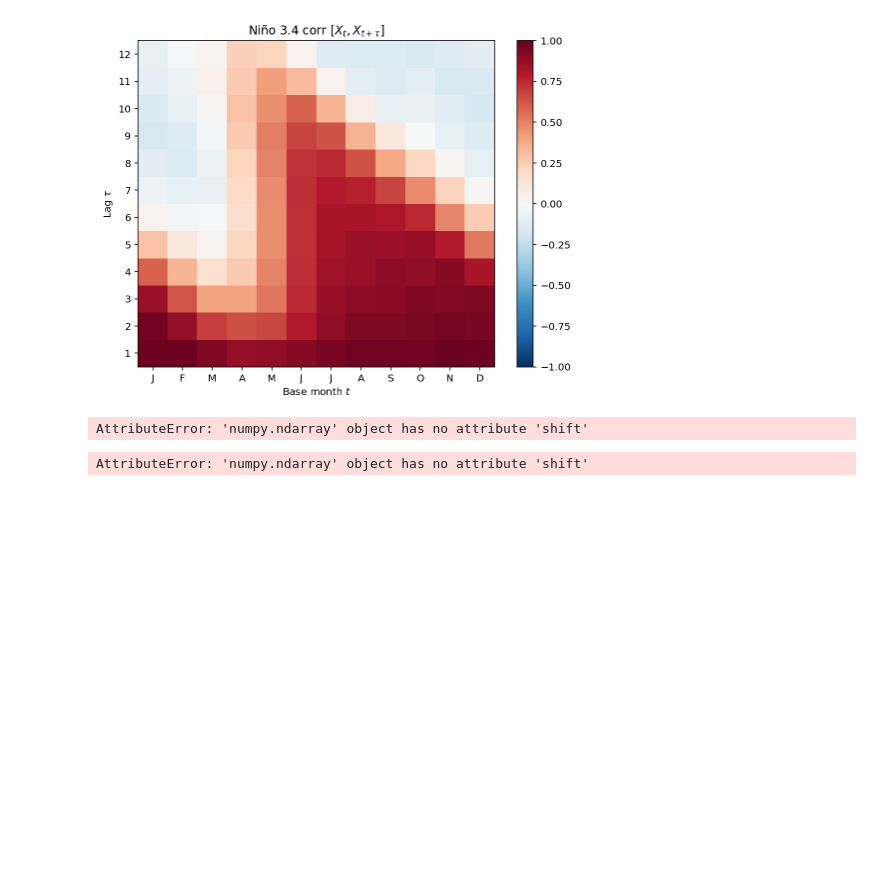
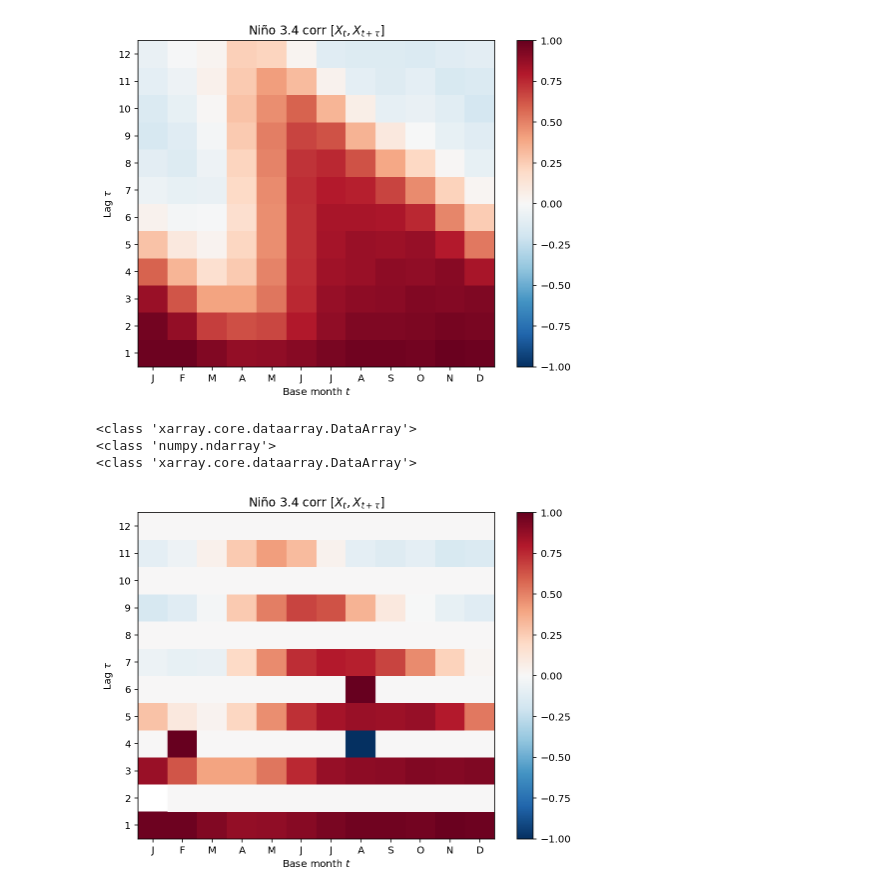
Before and after one commit to jp3993/apma4990-jp3993, a Jupyter notebook: HW-07.ipynb, the cells around one changed output. Saved outputs shown, nothing was run; the diff lists cells and outputs as text; code cells hidden in the pictures; blank space fills up the shorter version.

```diff
--- a/HW-07.ipynb
+++ b/HW-07.ipynb
@@ -724,39 +791,30 @@ ax.set_ylabel(r'Lag $\tau$')
 ax.set_title(r'Niño 3.4 corr $[X_t, X_{t + \tau}]$');
 # %% [output]
 [figure]
+# %%
+print(type(n34a))
+print (type(x_periodic_AR1))
+xr = xr.DataArray(x_periodic_AR1)
+print(type(xr))
+# %% [output]
+<class 'xarray.core.dataarray.DataArray'>
+<class 'numpy.ndarray'>
+<class 'xarray.core.dataarray.DataArray'>
 # %%
 max_lag = 12
 cc = np.empty((12,12))
 for imonth in range(0, 12):
-    for lag in range(1, max_lag + 1):
-        cc[lag - 1, imonth] = cor(x_periodic_AR1[imonth::12],x_periodic_AR1.shift(T = -lag)[imonth::12])
+    for lag in range(1, max_lag + 1, 2):
+        cc[lag - 1, imonth] = cor(n34a[imonth::12], n34a.shift(T = -lag)[imonth::12])
 
 fig, ax = plt.subplots(figsize = (8, 6))
 g = ax.pcolormesh(np.arange(0, 12 + 1), np.arange(0, max_lag + 1) + 0.5, cc, vmax=1, vmin=-1, cmap='RdBu_r')
 ax.set_xticks(np.arange(0, 12) + 0.5)
 ax.set_xticklabels(m_str)
 ax.set_yticks(np.arange(1, max_lag + 1))
 plt.colorbar(g)
 ax.set_xlabel('Base month $t$')
 ax.set_ylabel(r'Lag $\tau$')
 ax.set_title(r'Niño 3.4 corr $[X_t, X_{t + \tau}]$');
 # %% [output]
-AttributeError: 'numpy.ndarray' object has no attribute 'shift'
+[figure, added]
-# %%
-max_lag = 12
-cc = np.empty((12,12))
-for imonth in range(0, 12):
-    for lag in range(1, max_lag + 1):
-        cc[lag - 1, imonth] = cor(x_periodic_AR2[imonth::12],x_periodic_AR2.shift(T = -lag)[imonth::12])
-
-fig, ax = plt.subplots(figsize = (8, 6))
-g = ax.pcolormesh(np.arange(0, 12 + 1), np.arange(0, max_lag + 1) + 0.5, cc, vmax=1, vmin=-1, cmap='RdBu_r')
-ax.set_xticks(np.arange(0, 12) + 0.5)
-ax.set_xticklabels(m_str)
-ax.set_yticks(np.arange(1, max_lag + 1))
-plt.colorbar(g)
-ax.set_xlabel('Base month $t$')
-ax.set_ylabel(r'Lag $\tau$')
-ax.set_title(r'Niño 3.4 corr $[X_t, X_{t + \tau}]$')
-# %% [output]
-AttributeError: 'numpy.ndarray' object has no attribute 'shift'
```
Also changed, not shown: parts of 13 cells of this notebook.
